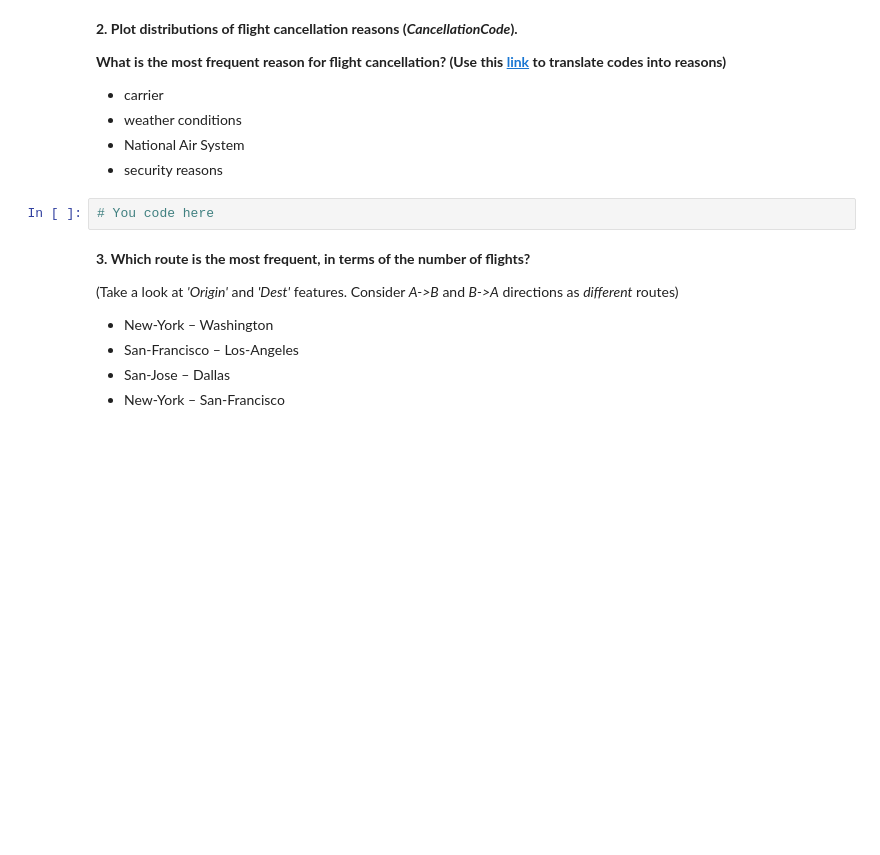
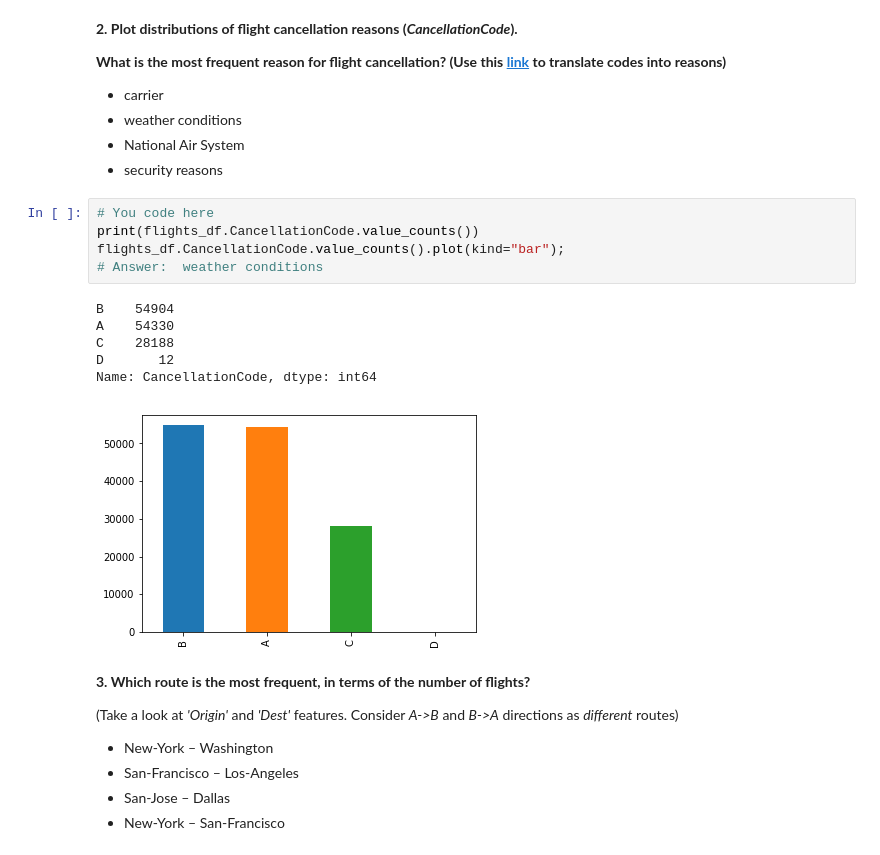
Before and after one commit to chwang733/mlcourse.ai, a Jupyter notebook: assignment2_USA_flights.ipynb, the cells around one changed output. Drawn from its saved outputs; the diff is of its cells as text; blank space fills up the shorter version.

```diff
--- a/assignment2_USA_flights.ipynb
+++ b/assignment2_USA_flights.ipynb
@@ -245,8 +265,18 @@ num_flights_by_date.rolling(window=7).mean().plot();
 - weather conditions
 - National Air System
 - security reasons
-# %%
-# You code here
+# %%
+# You code here
+print(flights_df.CancellationCode.value_counts())
+flights_df.CancellationCode.value_counts().plot(kind="bar");
+# Answer:  weather conditions
+# %% [output]
+B    54904
+A    54330
+C    28188
+D       12
+Name: CancellationCode, dtype: int64
+[figure, added]
 # %% [markdown]
 **3. Which route is the most frequent, in terms of the number of flights?**
 
```
Also changed, not shown: parts of 20 cells of this notebook, 1 other file.
